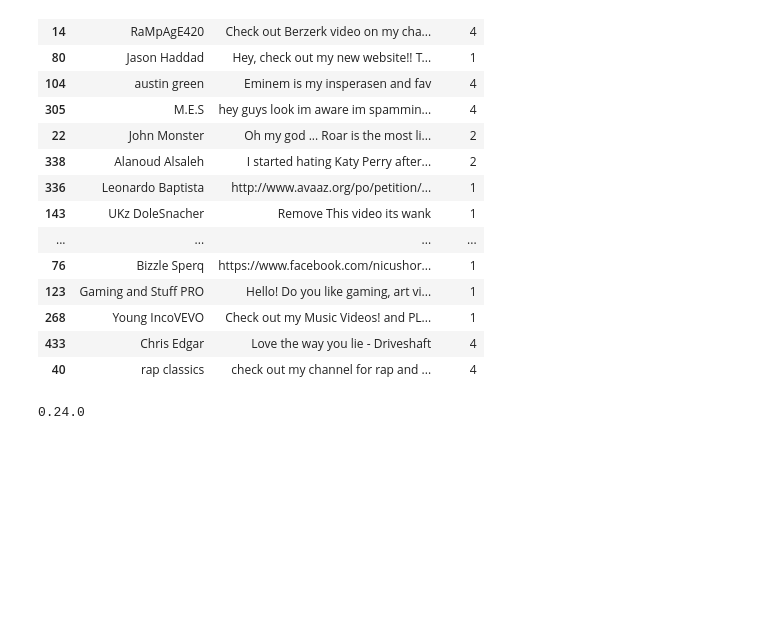
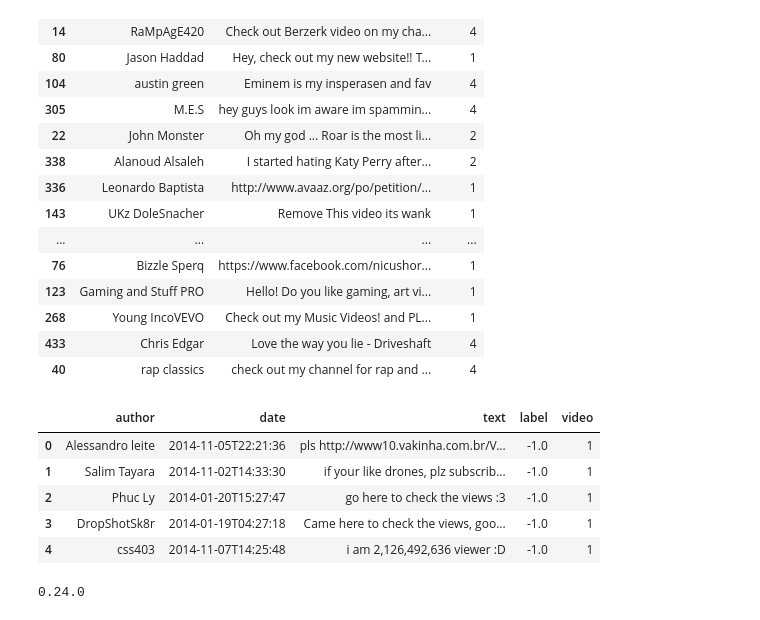
Before and after one commit to srimugunthan/snorkeldebugging, a Jupyter notebook: spamClassify.ipynb, the cells around one changed output. Cells and saved outputs as stored; diff of their text form; code cells hidden in the pictures; blank space fills up the shorter version.

```diff
--- a/spamClassify.ipynb
+++ b/spamClassify.ipynb
@@ -148,6 +148,15 @@ def check(x):
 @labeling_function()
 def check_out(x):
     return SPAM if "check out" in x.text.lower() else ABSTAIN
+# %%
+df_train.head()
+# %% [output]
+|  | author | date | text | label | video |
+| 0 | Alessandro leite | 2014-11-05T22:21:36 | pls http://www10.vakinha.com.br/V... | -1.0 | 1 |
+| 1 | Salim Tayara | 2014-11-02T14:33:30 | if your like drones, plz subscrib... | -1.0 | 1 |
+| 2 | Phuc Ly | 2014-01-20T15:27:47 | go here to check the views :3﻿ | -1.0 | 1 |
+| 3 | DropShotSk8r | 2014-01-19T04:27:18 | Came here to check the views, goo... | -1.0 | 1 |
+| 4 | css403 | 2014-11-07T14:25:48 | i am 2,126,492,636 viewer :D﻿ | -1.0 | 1 |
 # %%
 from snorkel.labeling import PandasLFApplier
 
```
Also changed, not shown: parts of 52 cells of this notebook.
